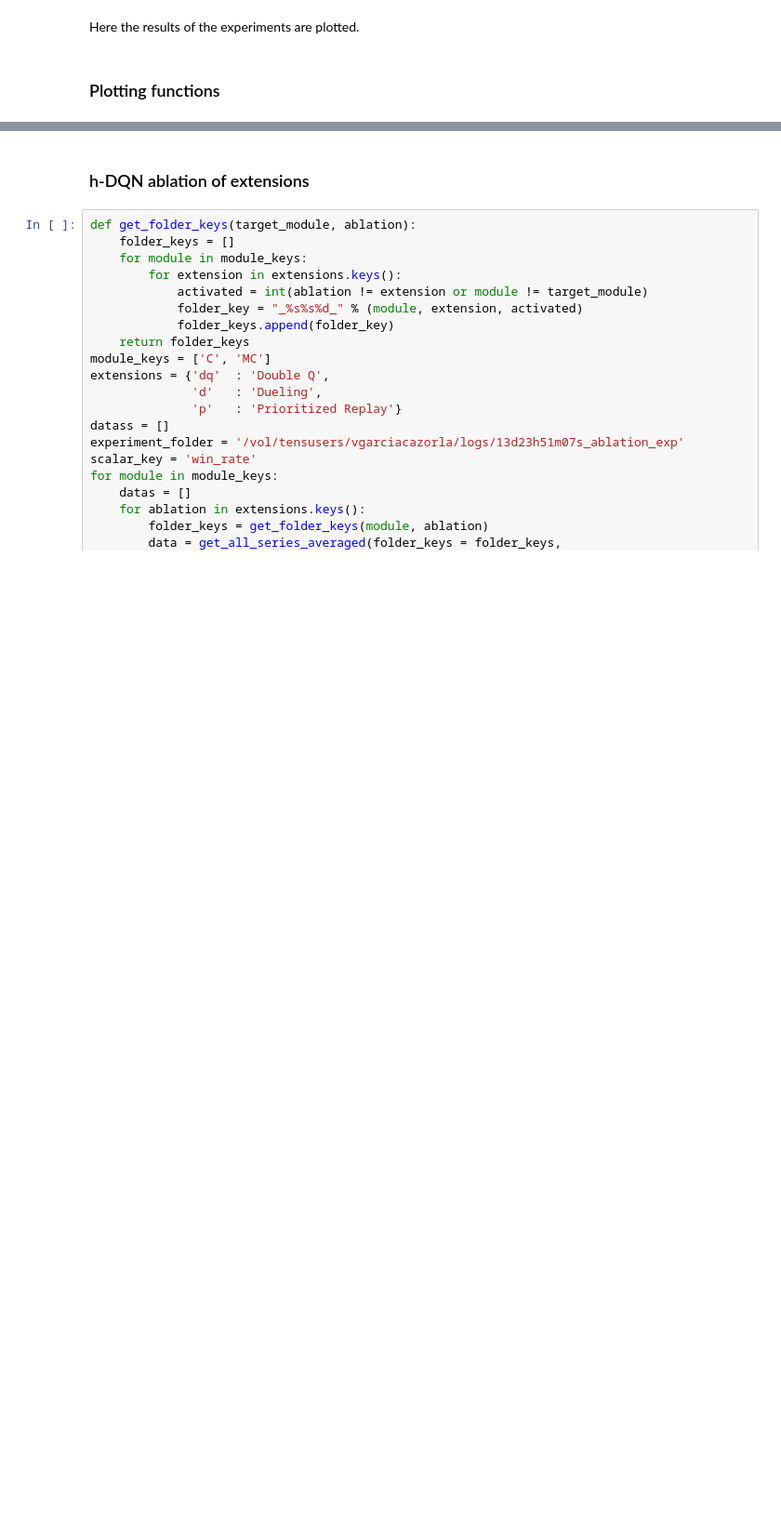
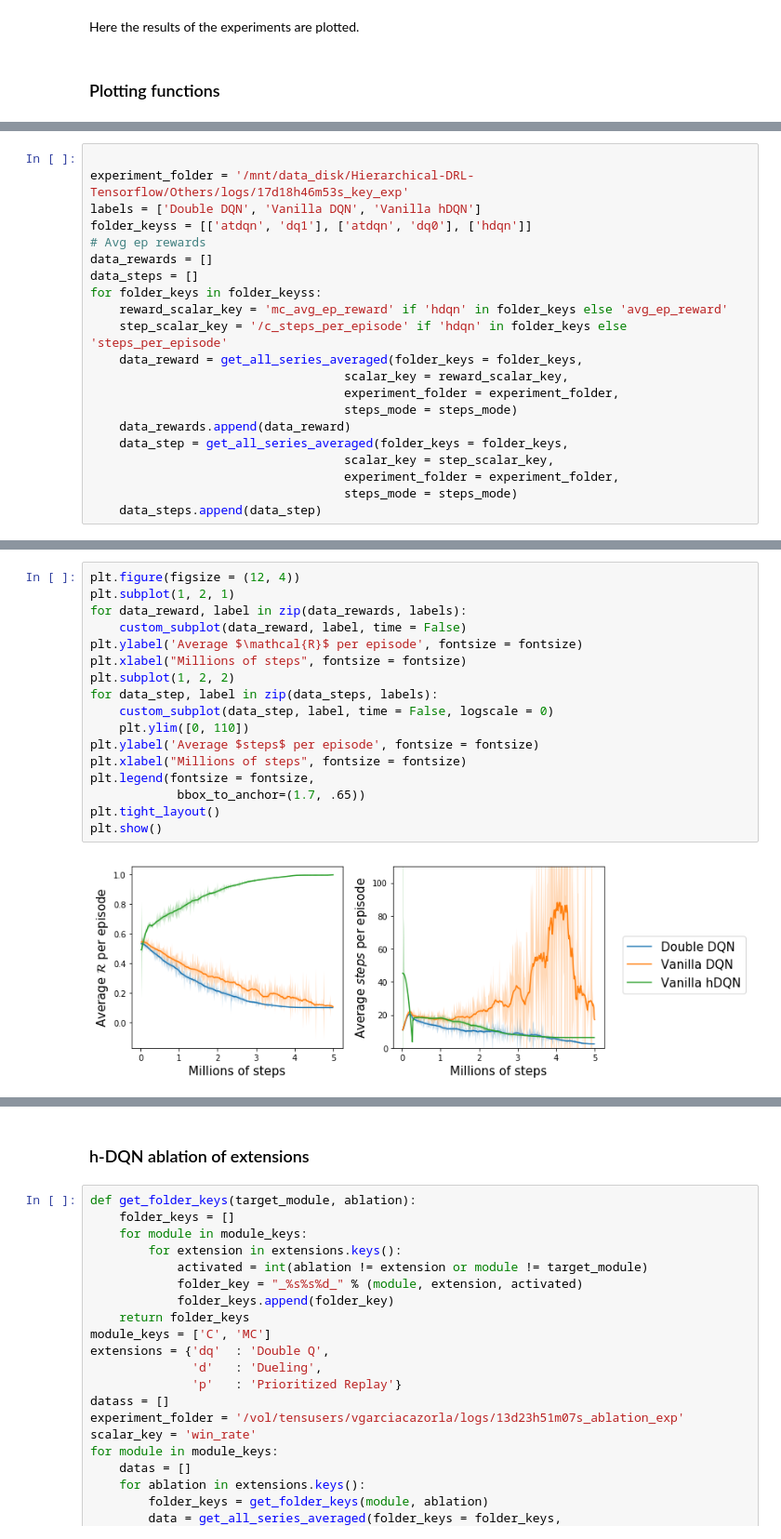
Before and after one commit to hipoglucido/Hierarchical-DRL-Tensorflow, a Jupyter notebook: plots.ipynb, the cells around one changed output, grey strips where cells are left out. Shown at 93% size. Saved outputs shown, nothing was run; the diff lists cells and outputs as text; blank space fills up the shorter version.

```diff
--- a/plots.ipynb
+++ b/plots.ipynb
@@ -158,0 +188,21 @@ scalar_key = 'avg_ep_reward'
+# %%
+
+experiment_folder = '/mnt/data_disk/Hierarchical-DRL-Tensorflow/Others/logs/17d18h46m53s_key_exp'
+labels = ['Double DQN', 'Vanilla DQN', 'Vanilla hDQN']
+folder_keyss = [['atdqn', 'dq1'], ['atdqn', 'dq0'], ['hdqn']]
+# Avg ep rewards
+data_rewards = []
+data_steps = []
+for folder_keys in folder_keyss:
+    reward_scalar_key = 'mc_avg_ep_reward' if 'hdqn' in folder_keys else 'avg_ep_reward'
+    step_scalar_key = '/c_steps_per_episode' if 'hdqn' in folder_keys else 'steps_per_episode'
+    data_reward = get_all_series_averaged(folder_keys = folder_keys,
+                                   scalar_key = reward_scalar_key,
+                                   experiment_folder = experiment_folder,
+                                   steps_mode = steps_mode)
+    data_rewards.append(data_reward)
+    data_step = get_all_series_averaged(folder_keys = folder_keys,
+                                   scalar_key = step_scalar_key,
+                                   experiment_folder = experiment_folder,
+                                   steps_mode = steps_mode)
+    data_steps.append(data_step)
@@ -158,0 +228,19 @@ scalar_key = 'avg_ep_reward'
+# %%
+plt.figure(figsize = (12, 4))
+plt.subplot(1, 2, 1)
+for data_reward, label in zip(data_rewards, labels):
+    custom_subplot(data_reward, label, time = False)
+plt.ylabel('Average $\mathcal{R}$ per episode', fontsize = fontsize)
+plt.xlabel("Millions of steps", fontsize = fontsize)
+plt.subplot(1, 2, 2)
+for data_step, label in zip(data_steps, labels):
+    custom_subplot(data_step, label, time = False, logscale = 0)
+    plt.ylim([0, 110])
+plt.ylabel('Average $steps$ per episode', fontsize = fontsize)
+plt.xlabel("Millions of steps", fontsize = fontsize)
+plt.legend(fontsize = fontsize,
+            bbox_to_anchor=(1.7, .65))
+plt.tight_layout()
+plt.show()
+# %% [output]
+[figure, added]
```
Also changed, not shown: parts of 5 cells of this notebook.
